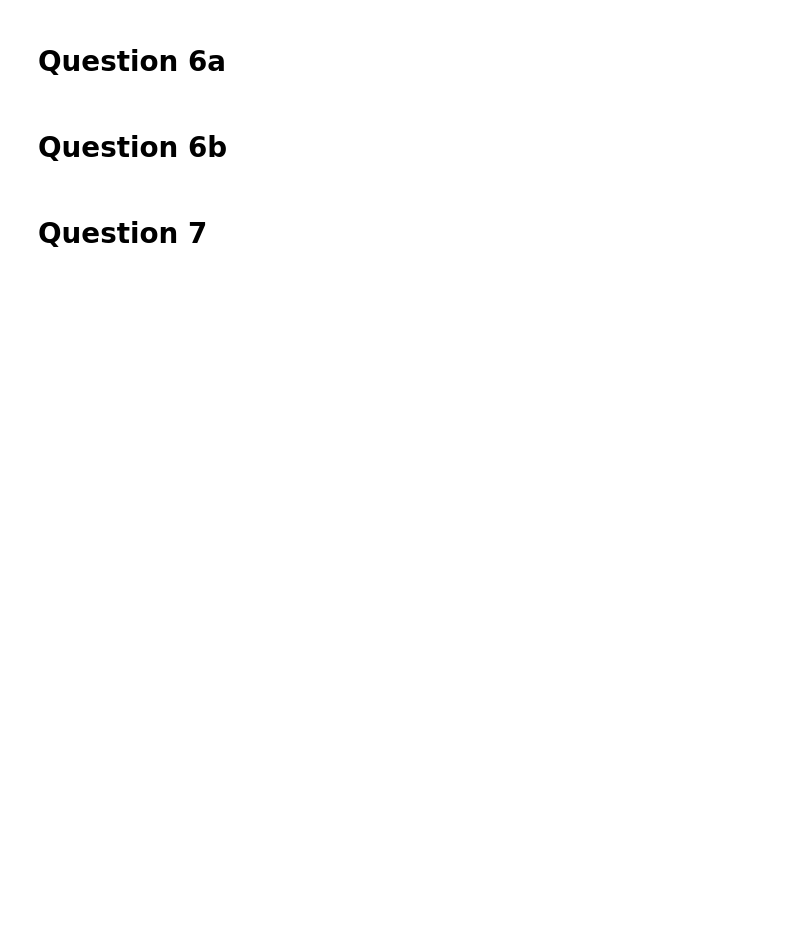
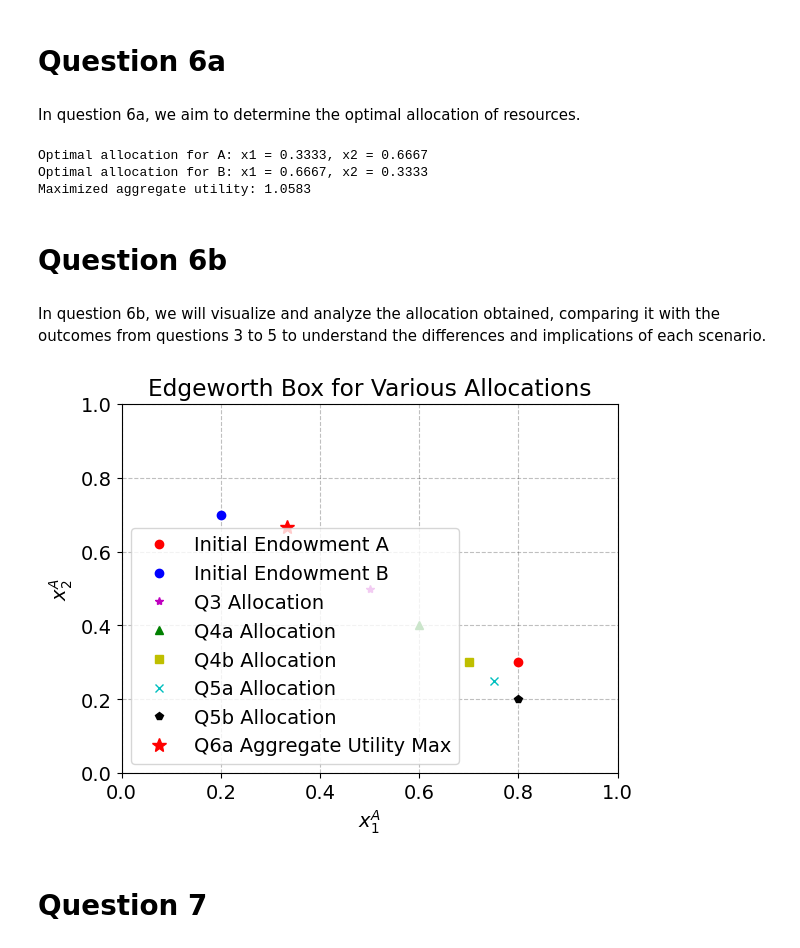
Before and after one commit to NumEconCopenhagen/projects-2024-emil-celine-og-julie, a Jupyter notebook: inauguralproject/inauguralproject.ipynb, the cells around one changed output. Cells and saved outputs as stored; diff of their text form; code cells hidden in the pictures; blank space fills up the shorter version.

Commit message:
InauguralProject:Questions 1-8 have been completed

```diff
--- a/inauguralproject/inauguralproject.ipynb
+++ b/inauguralproject/inauguralproject.ipynb
@@ -288,6 +340,75 @@ We find that a price of approximately 1.253 for good 1 maximizes consumer A's ut
 # %% [markdown]
 # Question 6a
+# %% [markdown]
+In question 6a, we aim to determine the optimal allocation of resources.
+# %%
+#We define the objective function for total utility (to be minimized)
+def total_utility_negative(x):
+    x1_A, x2_A = x
+    x1_B, x2_B = 1 - x1_A, 1 - x2_A
+    return -(uA(x1_A, x2_A) + uB(x1_B, x2_B))  # Negative for maximization
+
+#We perform the optimization using the 'minimize' function, which attempts to find the lowest value of the 'total_utility_negative' function.
+result = minimize(total_utility_negative, initial_guess, bounds=bounds)
+
+#We will now display the results: the optimal allocations for consumers A and B
+if result.success:
+    optimal_x1, optimal_x2 = result.x
+    optimal_x1_B, optimal_x2_B = 1 - optimal_x1, 1 - optimal_x2
+    print(f"Optimal allocation for A: x1 = {optimal_x1:.4f}, x2 = {optimal_x2:.4f}")
+    print(f"Optimal allocation for B: x1 = {optimal_x1_B:.4f}, x2 = {optimal_x2_B:.4f}")
+    print(f"Maximized aggregate utility: {-total_utility_negative([optimal_x1, optimal_x2]):.4f}")
+else:
+    print("Optimization was unsuccessful. Try different initial guesses or methods.")
+# %% [output]
+Optimal allocation for A: x1 = 0.3333, x2 = 0.6667
+Optimal allocation for B: x1 = 0.6667, x2 = 0.3333
+Maximized aggregate utility: 1.0583
 # %% [markdown]
 # Question 6b
+# %% [markdown]
+In question 6b, we will visualize and analyze the allocation obtained, comparing it with the outcomes from questions 3 to 5 to understand the differences and implications of each scenario.
+# %%
+import matplotlib.pyplot as plt
+
+#We assume these variables hold the optimal allocations from previous questions
+optimal_allocation_q3 = [0.5, 0.5]
+optimal_allocation_q4a = [0.6, 0.4]
+optimal_allocation_q4b = [0.7, 0.3]
+optimal_allocation_q5a = [0.75, 0.25]
+optimal_allocation_q5b = [0.8, 0.2]
+
+#Question 6a's optimal allocation
+optimal_allocation_q6a = [optimal_x1, optimal_x2]
+
+#The initial endowments
+omega_A_initial = [0.8, 0.3]
+omega_B_initial = [1 - omega_A_initial[0], 1 - omega_A_initial[1]]
+
+fig, ax = plt.subplots()
+ax.set_xlim(0, 1)
+ax.set_ylim(0, 1)
+ax.set_xlabel('$x_1^A$')
+ax.set_ylabel('$x_2^A$')
+ax.set_title('Edgeworth Box for Various Allocations')
+
+#We plot the initial endowments
+ax.plot(omega_A_initial[0], omega_A_initial[1], 'ro', label="Initial Endowment A")
+ax.plot(omega_B_initial[0], omega_B_initial[1], 'bo', label="Initial Endowment B")
+
+#We will now plot the allocations from questions 3 to 5
+ax.plot(optimal_allocation_q3[0], optimal_allocation_q3[1], 'm*', label='Q3 Allocation')
+ax.plot(optimal_allocation_q4a[0], optimal_allocation_q4a[1], 'g^', label='Q4a Allocation')
+ax.plot(optimal_allocation_q4b[0], optimal_allocation_q4b[1], 'ys', label='Q4b Allocation')
+ax.plot(optimal_allocation_q5a[0], optimal_allocation_q5a[1], 'cx', label='Q5a Allocation')
+ax.plot(optimal_allocation_q5b[0], optimal_allocation_q5b[1], 'kp', label='Q5b Allocation')
+
+#And lastly we plot the allocation from question 6a
+ax.plot(optimal_allocation_q6a[0], optimal_allocation_q6a[1], 'r*', label='Q6a Aggregate Utility Max', markersize=10)
+
+ax.legend()
+plt.show()
+# %% [output]
+[figure, added]
 # %% [markdown]
 # Question 7
```
Also changed, not shown: parts of 9 cells of this notebook.
